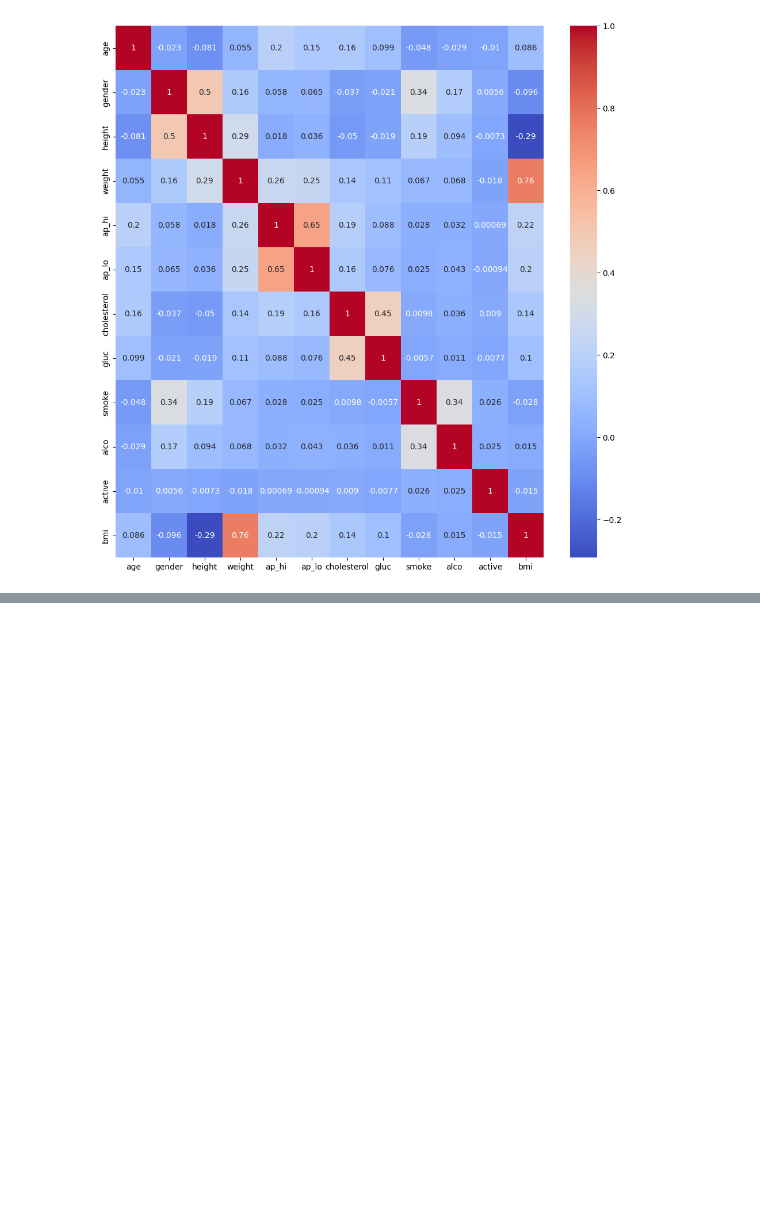
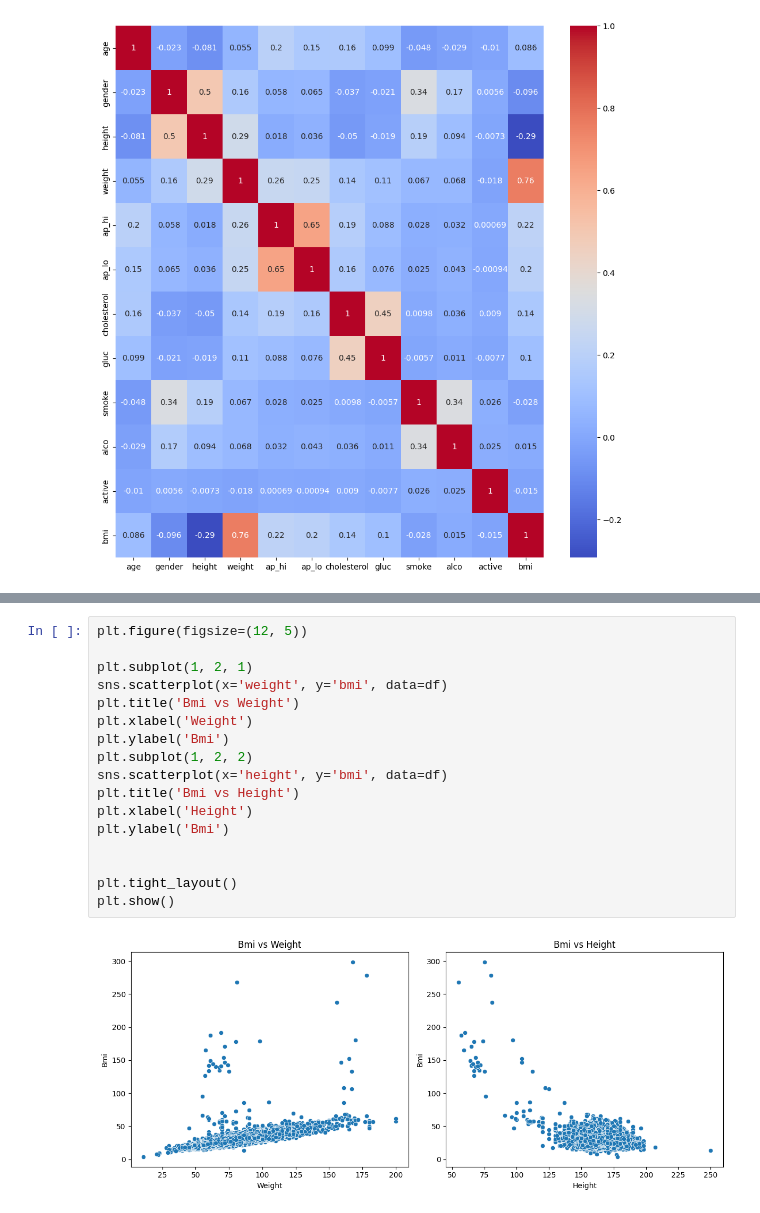
Before and after one commit to Dimus0/Heart-Failure, a Jupyter notebook: research_model/research.ipynb, the cells around one changed output, grey strips where cells are left out. Saved outputs shown, nothing was run; the diff lists cells and outputs as text; blank space fills up the shorter version.

```diff
--- a/research_model/research.ipynb
+++ b/research_model/research.ipynb
@@ -367,0 +362,19 @@ sns.heatmap(data.corr(),annot= True,cmap = 'coolwarm')
+# %%
+plt.figure(figsize=(12, 5))
+
+plt.subplot(1, 2, 1)
+sns.scatterplot(x='weight', y='bmi', data=df)
+plt.title('Bmi vs Weight')
+plt.xlabel('Weight')
+plt.ylabel('Bmi')
+plt.subplot(1, 2, 2)
+sns.scatterplot(x='height', y='bmi', data=df)
+plt.title('Bmi vs Height')
+plt.xlabel('Height')
+plt.ylabel('Bmi')
+
+
+plt.tight_layout()
+plt.show()
+# %% [output]
+[figure, added]
```
Also changed, not shown: parts of 18 cells of this notebook, 3 other files.
